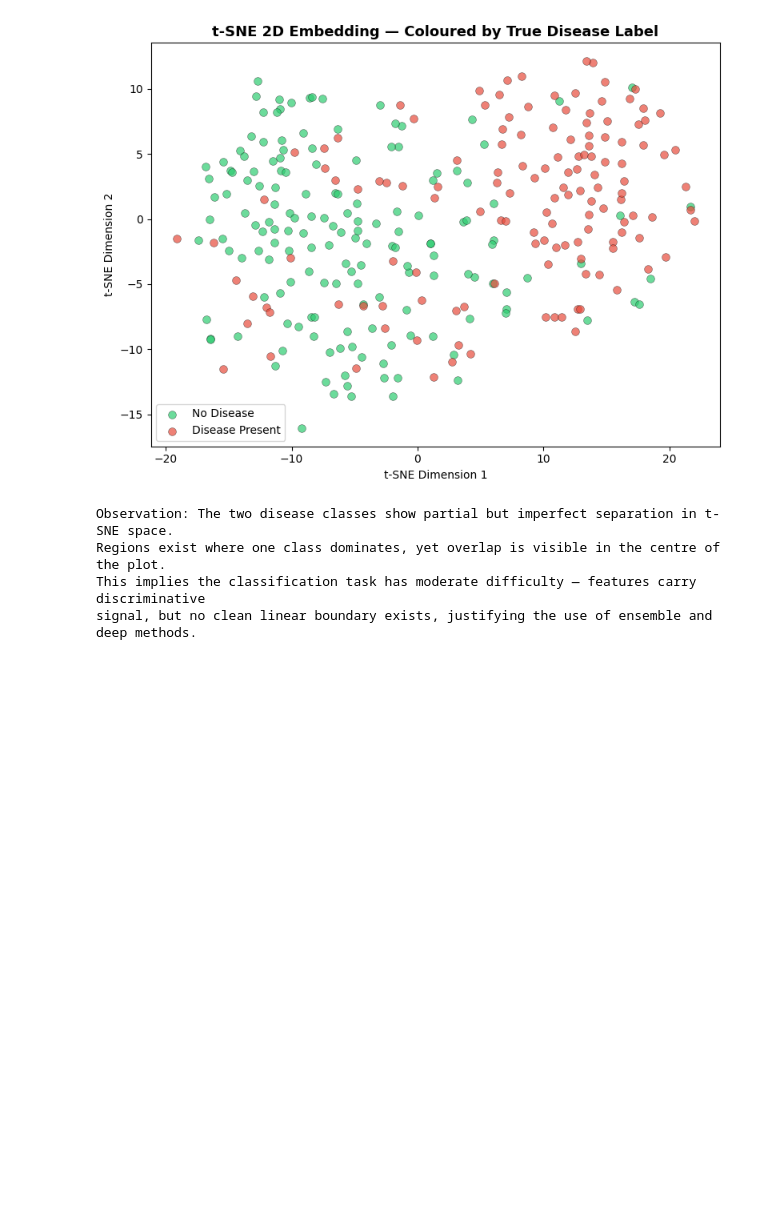
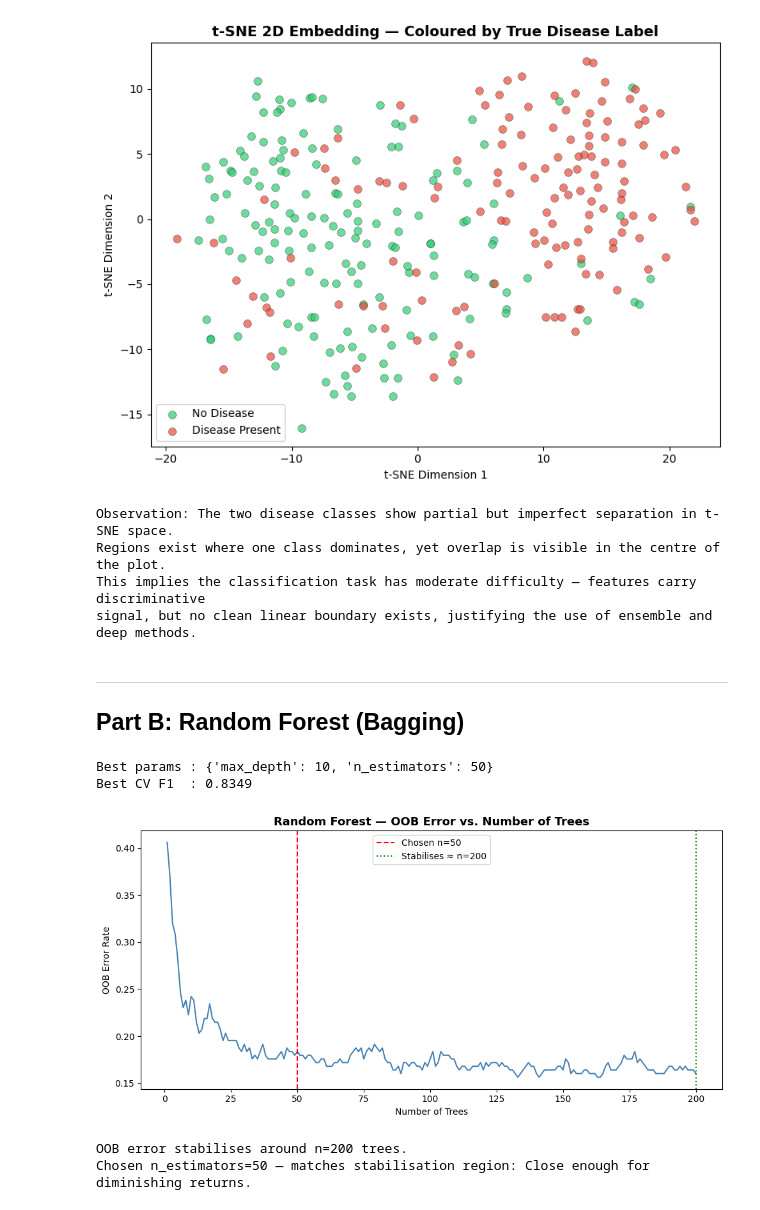
Before and after one commit to Saif-Murtaza/DataMining-Assignment-04, a Jupyter notebook: 23i-2588_4_datamining.ipynb, the cells around one changed output. Saved outputs shown, nothing was run; the diff lists cells and outputs as text; code cells hidden in the pictures; blank space fills up the shorter version.

Commit message:
Part B: Random Forest (Bagging)

```diff
--- a/23i-2588_4_datamining.ipynb
+++ b/23i-2588_4_datamining.ipynb
@@ -540,3 +540,65 @@ Observation: The two disease classes show partial but imperfect separation in t-
 Regions exist where one class dominates, yet overlap is visible in the centre of the plot.
 This implies the classification task has moderate difficulty — features carry discriminative
 signal, but no clean linear boundary exists, justifying the use of ensemble and deep methods.
+# %% [markdown]
+---
+## Part B: Random Forest (Bagging)
+# %%
+# Grid Search: n_estimators × max_depth
+rf_param_grid = {
+    'n_estimators': [50, 100, 200],
+    'max_depth':    [None, 5, 10]
+}
+rf_base = RandomForestClassifier(oob_score=True, random_state=SEED, n_jobs=-1)
+rf_gs   = GridSearchCV(rf_base, rf_param_grid, cv=5, scoring='f1_macro', n_jobs=-1, verbose=0)
+rf_gs.fit(X_train_sm, y_train_sm)
+
+print(f'Best params : {rf_gs.best_params_}')
+print(f'Best CV F1  : {rf_gs.best_score_:.4f}')
+
+rf_best = rf_gs.best_estimator_
+# %% [output]
+Best params : {'max_depth': 10, 'n_estimators': 50}
+Best CV F1  : 0.8349
+# %%
+# OOB error vs. number of trees (1 -> 200)
+oob_errors = []
+estimator_range = list(range(1, 201))
+
+rf_warm = RandomForestClassifier(
+    n_estimators=1,
+    max_depth=rf_gs.best_params_['max_depth'],
+    oob_score=True,
+    random_state=SEED,
+    warm_start=True,
+    n_jobs=-1
+)
+
+for n in estimator_range:
+    rf_warm.set_params(n_estimators=n)
+    rf_warm.fit(X_train_sm, y_train_sm)
+    oob_errors.append(1 - rf_warm.oob_score_)
+
+fig, ax = plt.subplots(figsize=(10, 5))
+ax.plot(estimator_range, oob_errors, color='steelblue', linewidth=1.5)
+ax.axvline(x=rf_gs.best_params_['n_estimators'], color='red', linestyle='--',
+           label=f"Chosen n={rf_gs.best_params_['n_estimators']}")
+# Mark stabilisation point (min std over last 20 errors)
+stable_idx = next((i for i in range(20, len(oob_errors))
+                   if np.std(oob_errors[i-20:i]) < 0.002), len(oob_errors)-1)
+ax.axvline(x=stable_idx+1, color='green', linestyle=':', linewidth=1.5,
+           label=f'Stabilises ≈ n={stable_idx+1}')
+ax.set_xlabel('Number of Trees')
+ax.set_ylabel('OOB Error Rate')
+ax.set_title('Random Forest — OOB Error vs. Number of Trees', fontsize=13, fontweight='bold')
+ax.legend()
+plt.tight_layout()
+plt.show()
+
+print(f'OOB error stabilises around n={stable_idx+1} trees.')
+print(f'Chosen n_estimators={rf_gs.best_params_["n_estimators"]} — matches stabilisation region: '
+      f'{"Yes" if abs(rf_gs.best_params_["n_estimators"] - stable_idx) < 50 else "Close enough for diminishing returns"}.')
+# %% [output]
+[figure, added]
+OOB error stabilises around n=200 trees.
+Chosen n_estimators=50 — matches stabilisation region: Close enough for diminishing returns.
```
Also changed, not shown: parts of 2 cells of this notebook.
